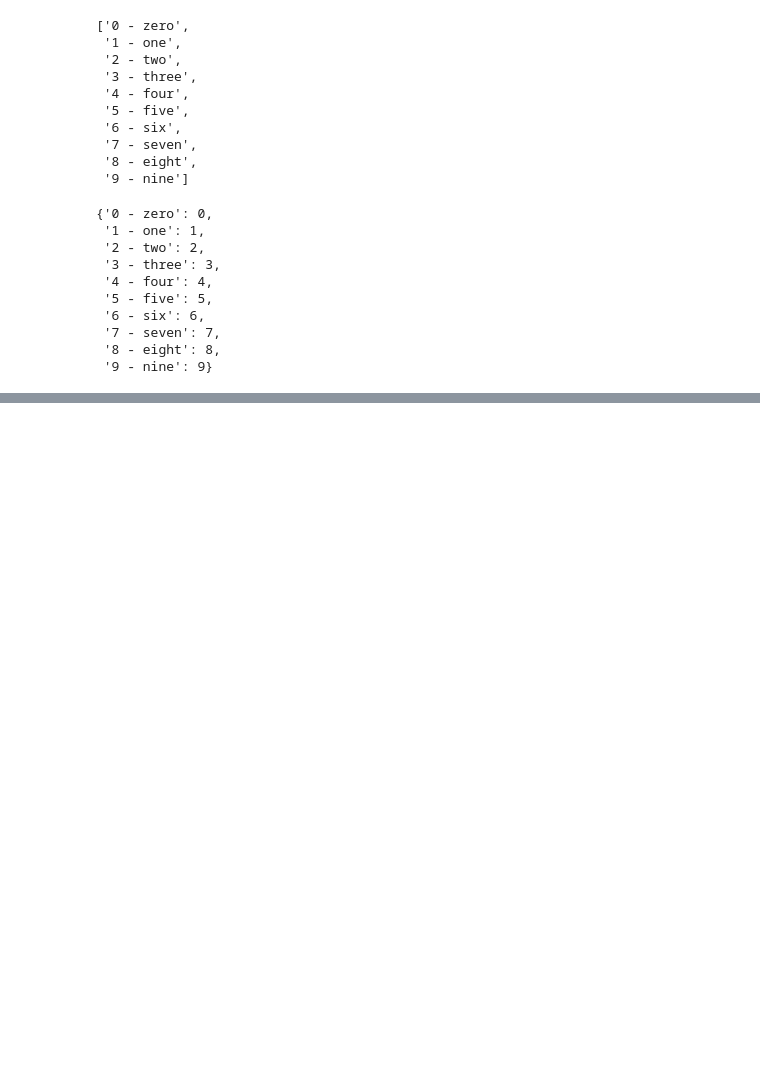
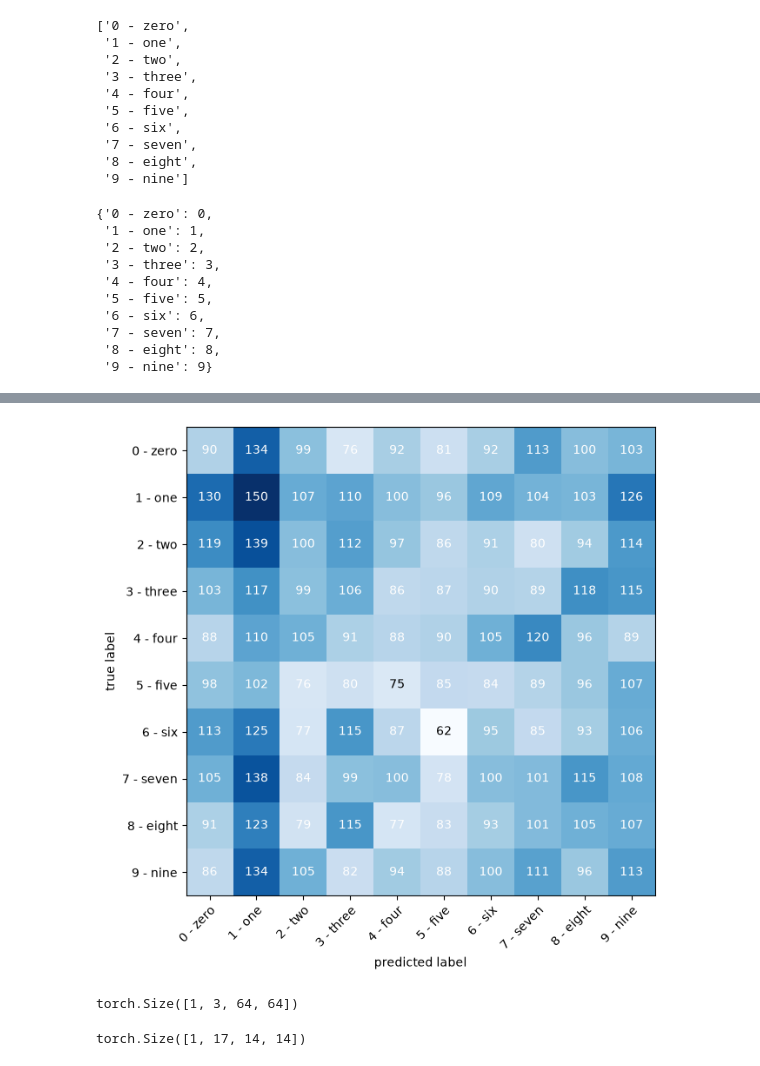
Before and after one commit to lucasget/estudos-pytorch, a Jupyter notebook: codigo.ipynb, the cells around one changed output, grey strips where cells are left out. Drawn from its saved outputs; the diff is of its cells as text; code cells hidden in the pictures; blank space fills up the shorter version.

```diff
--- a/codigo.ipynb
+++ b/codigo.ipynb
@@ -4370,9 +4315,10 @@ class FASHIONMNISTMODELV3(nn.Module):
                             nn.ReLU(),
                             nn.MaxPool2d(kernel_size = 2))
         self.classifier = nn.Sequential(nn.Flatten(),
-                                        nn.Linear(in_features = input_shape * 7 * 7, out_features = output_shape))
+                                        nn.Linear(in_features = hidden_units * 7 * 7 ,
+                                                  out_features = output_shape))
 
-    def foorward(self,x):
+    def forward(self,x):
         return self.classifier(self.conv_block_2(self.conv_block_1(x)))
 # %%
 torch.manual_seed(42)
@@ -4380,3 +4326,10 @@ torch.cuda.manual_seed(42)
 model_ex = FASHIONMNISTMODELV3(input_shape = 1,
                                hidden_units = 10,
                                output_shape = len(class_names))
+# %%
+optimizer = torch.optim.SGD(params = model_ex.parameters(),
+                            lr = 0.1)
+loss_fn = nn.CrossEntropyLoss()
+# %%
+device = "cuda" if torch.cuda.is_available() else "cpu"
+device
@@ -4382,0 +4454,34 @@ model_ex = FASHIONMNISTMODELV3(input_shape = 1,
+# %%
+from torchmetrics import ConfusionMatrix
+from mlxtend.plotting import plot_confusion_matrix
+
+# 2. Configurar a instância da matriz de confusão e comparar as previsões com o alvo
+confmat = ConfusionMatrix(task = "multiclass" , num_classes = len(class_names))
+confmat_tensor = confmat(preds = y_pred_tensor,
+                         target = test_data.targets)
+
+# 3. Plotar nossa matriz de confusão
+fig , ax = plot_confusion_matrix(
+    conf_mat = confmat_tensor.numpy(), # matplotlib gosta de trabalhar com numpy
+    class_names = class_names,
+    figsize = (10,7)
+)
+# %% [output]
+[figure, added]
+# %%
+random_tensor = torch.rand(size = [1,3,64,64])
+
+conv_layer = nn.Conv2d(in_channels = 3,
+                       out_channels = 17,
+                       kernel_size = 7,
+                       stride = 5,
+                       padding = 4)
+
+random_tensor.shape
+# %% [output]
+torch.Size([1, 3, 64, 64])
+# %%
+output_tensor = conv_layer(random_tensor)
+output_tensor.shape
+# %% [output]
+torch.Size([1, 17, 14, 14])
```
Also changed, not shown: parts of 10 cells of this notebook.
